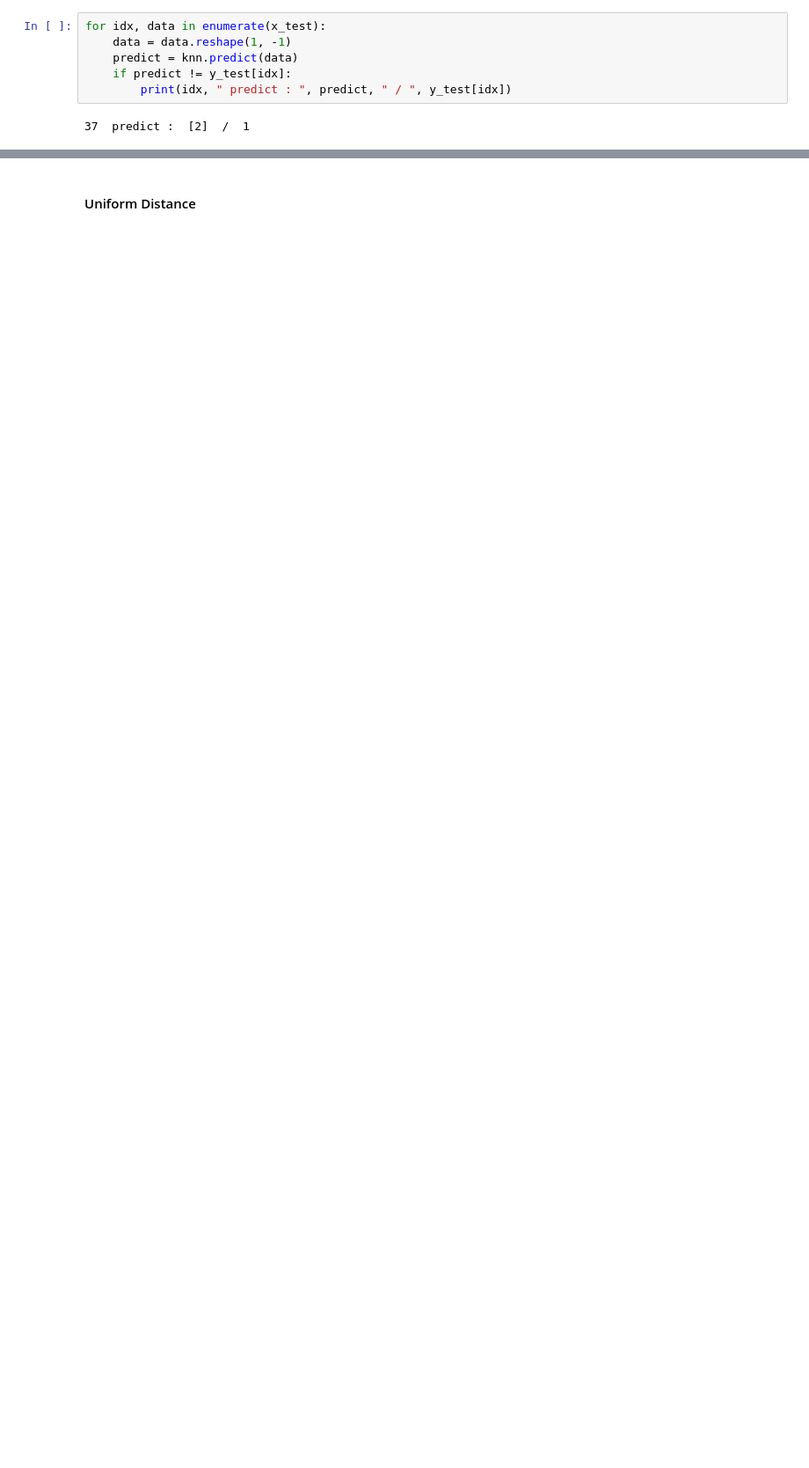
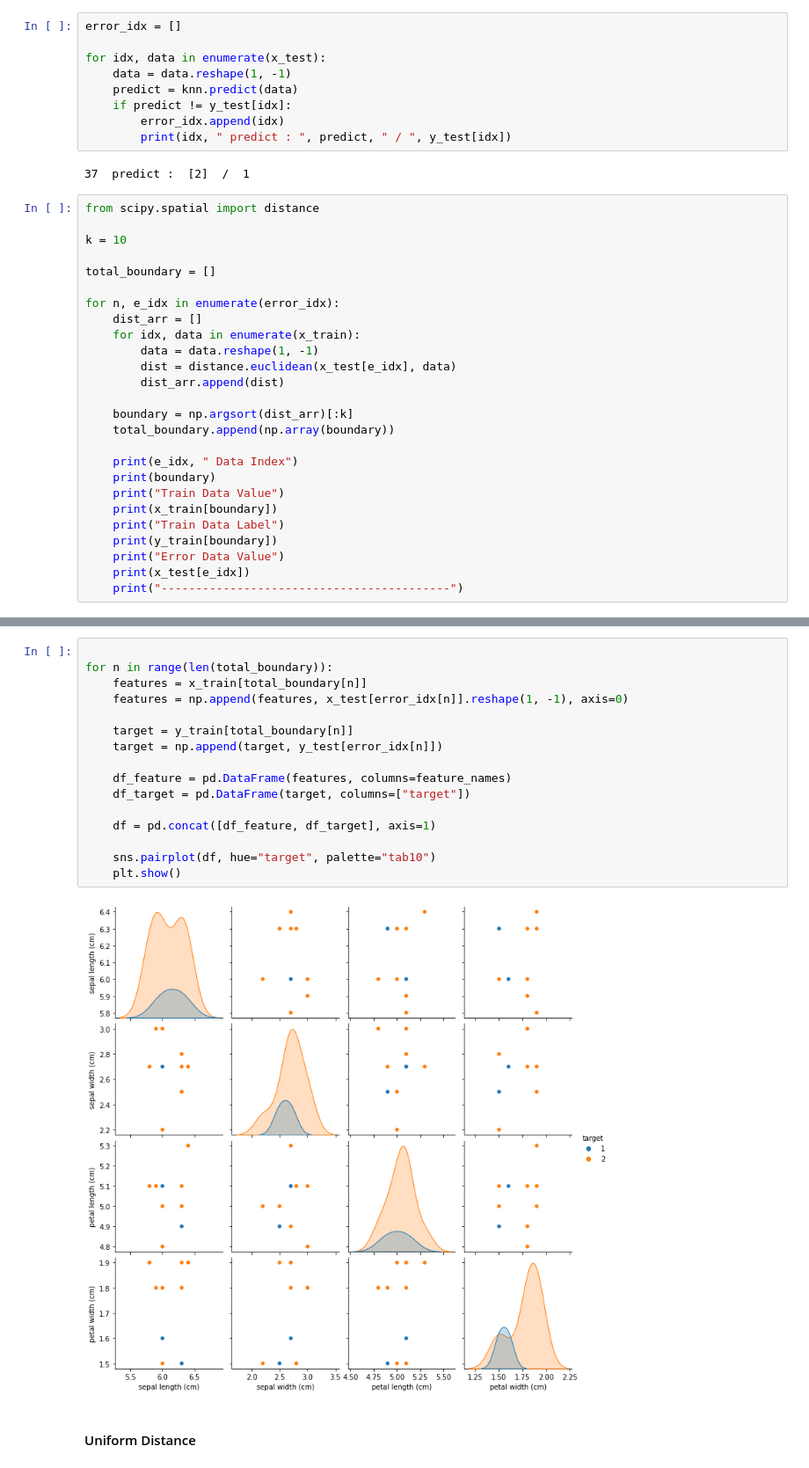
Before and after one commit to minercode625/Archive, a Jupyter notebook: ML/NN/Iris.ipynb, the cells around one changed output, grey strips where cells are left out. Shown at 88% size. Cells and saved outputs as stored; diff of their text form; blank space fills up the shorter version.

```diff
--- a/ML/NN/Iris.ipynb
+++ b/ML/NN/Iris.ipynb
@@ -148,10 +146,39 @@ plt.legend()
 # %% [markdown]
 Analysis
 # %%
+error_idx = []
+
 for idx, data in enumerate(x_test):
     data = data.reshape(1, -1)
     predict = knn.predict(data)
     if predict != y_test[idx]:
+        error_idx.append(idx)
         print(idx, " predict : ", predict, " / ", y_test[idx])
 # %% [output]
 37  predict :  [2]  /  1
+# %%
+from scipy.spatial import distance
+
+k = 10
+
+total_boundary = []
+
+for n, e_idx in enumerate(error_idx):
+    dist_arr = []
+    for idx, data in enumerate(x_train):
+        data = data.reshape(1, -1)
+        dist = distance.euclidean(x_test[e_idx], data)
+        dist_arr.append(dist)
+
+    boundary = np.argsort(dist_arr)[:k]
+    total_boundary.append(np.array(boundary))
+
+    print(e_idx, " Data Index")
+    print(boundary)
+    print("Train Data Value")
+    print(x_train[boundary])
+    print("Train Data Label")
+    print(y_train[boundary])
+    print("Error Data Value")
+    print(x_test[e_idx])
+    print("------------------------------------------")
@@ -158,3 +204,21 @@ for idx, data in enumerate(x_test):
+# %%
+
+for n in range(len(total_boundary)):
+    features = x_train[total_boundary[n]]
+    features = np.append(features, x_test[error_idx[n]].reshape(1, -1), axis=0)
+
+    target = y_train[total_boundary[n]]
+    target = np.append(target, y_test[error_idx[n]])
+
+    df_feature = pd.DataFrame(features, columns=feature_names)
+    df_target = pd.DataFrame(target, columns=["target"])
+
+    df = pd.concat([df_feature, df_target], axis=1)
+
+    sns.pairplot(df, hue="target", palette="tab10")
+    plt.show()
+# %% [output]
+[figure, added]
 # %% [markdown]
 #### Uniform Distance
 # %%
```
Also changed, not shown: parts of 7 cells of this notebook.
